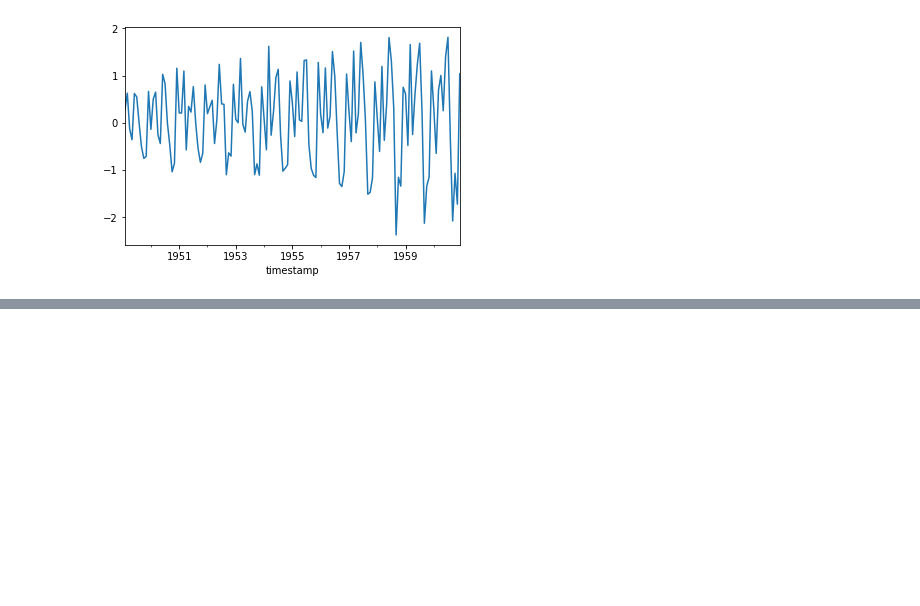
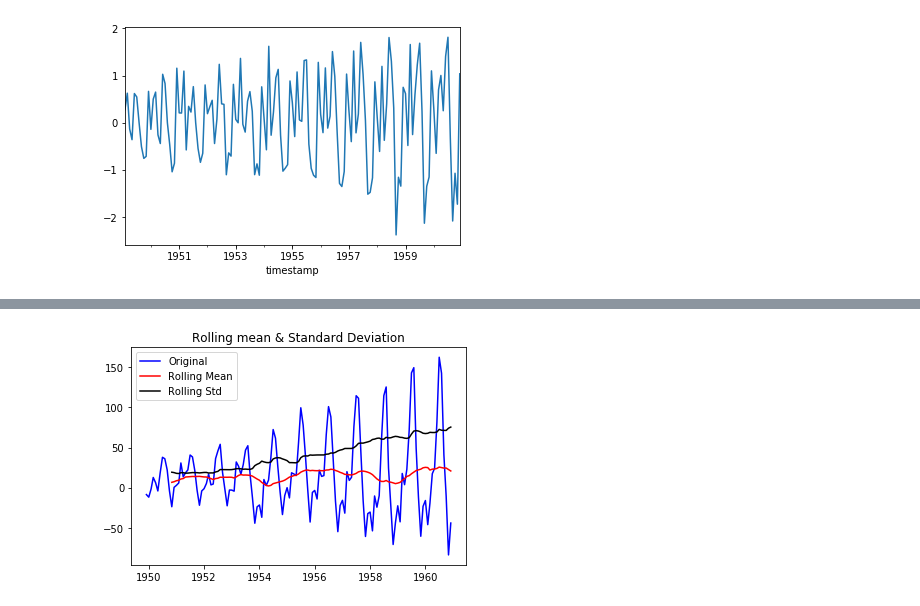
Before and after one commit to cmajorsolo/TimeSeries, a Jupyter notebook: DealWithNonStationaryData.ipynb, the cells around one changed output, grey strips where cells are left out. Saved outputs shown, nothing was run; the diff lists cells and outputs as text; code cells hidden in the pictures; blank space fills up the shorter version.

```diff
--- a/DealWithNonStationaryData.ipynb
+++ b/DealWithNonStationaryData.ipynb
@@ -118,0 +163,3 @@ train['#Passengers_sqrt_diff'].dropna().plot()
+# %%
+train_copy_log_moving_avg_diff = train_copy - moving_avg
+train_copy_log_moving_avg_diff.head(12)
@@ -118,0 +181,3 @@ train['#Passengers_sqrt_diff'].dropna().plot()
+# %%
+train_copy_log_moving_avg_diff.dropna(inplace=True)
+train_copy_log_moving_avg_diff.head(12)
@@ -118,0 +199,4 @@ train['#Passengers_sqrt_diff'].dropna().plot()
+# %%
+test_stationarity(train_copy_log_moving_avg_diff)
+# %% [output]
+[figure, added]
```
Also changed, not shown: parts of 8 cells of this notebook.
